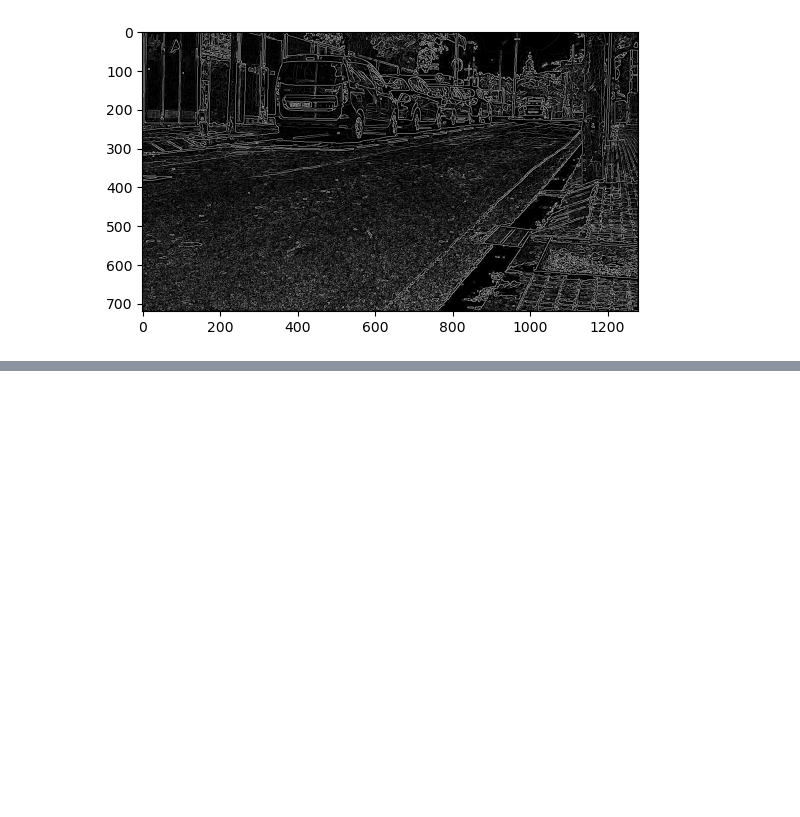
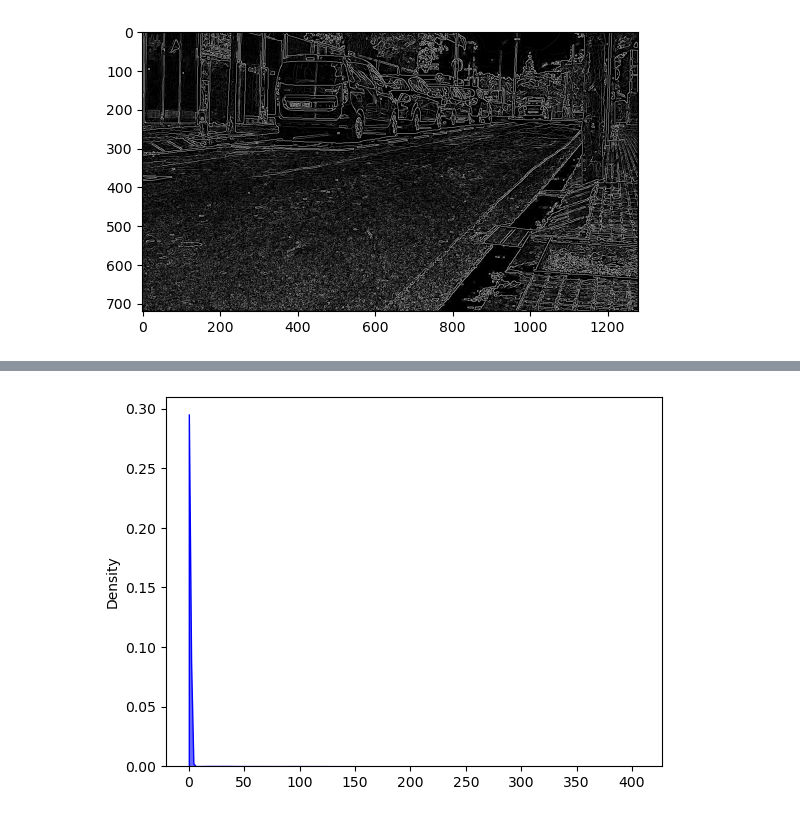
Before and after one commit to SpongeStark/intership_2025_COSYS, a Jupyter notebook: visibility.ipynb, the cells around one changed output, grey strips where cells are left out. Cells and saved outputs as stored; diff of their text form; code cells hidden in the pictures; blank space fills up the shorter version.

```diff
--- a/visibility.ipynb
+++ b/visibility.ipynb
@@ -52,0 +59,7 @@ plt.show()
+# %%
+import cv2
+analyzer2 = ImageAnalyzer(sdog_filter)
+edge = cv2.imread(f"DexiNed/BIPEDv2/BIPED/edges/edge_maps/train/rgbr/real/{file}.png", cv2.IMREAD_GRAYSCALE)
+
+analyzer2.generate_visibility_map(img, method=GRADIENT, edge_map=np.where(edge > 250, 1, 0))
+print(analyzer.visibility_map)
@@ -52,0 +74,6 @@ plt.show()
+# %%
+vmap = analyzer2.visibility_map
+sns.kdeplot(vmap.flatten(), clip=(vmap.min(), vmap.max()), fill=True, color="blue", alpha=0.6)
+plt.show()
+# %% [output]
+[figure, added]
```
Also changed, not shown: parts of 6 cells of this notebook, 1 other file.
